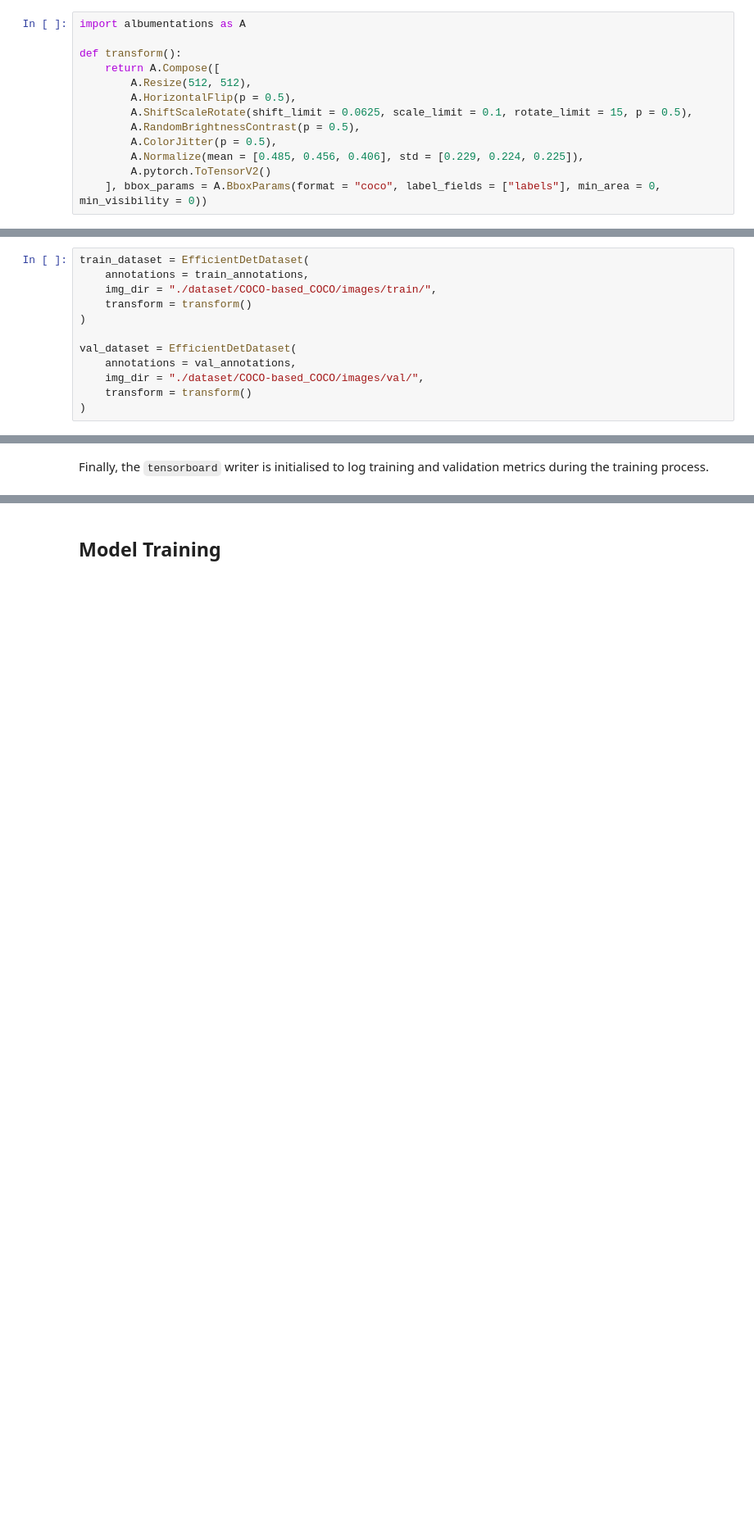
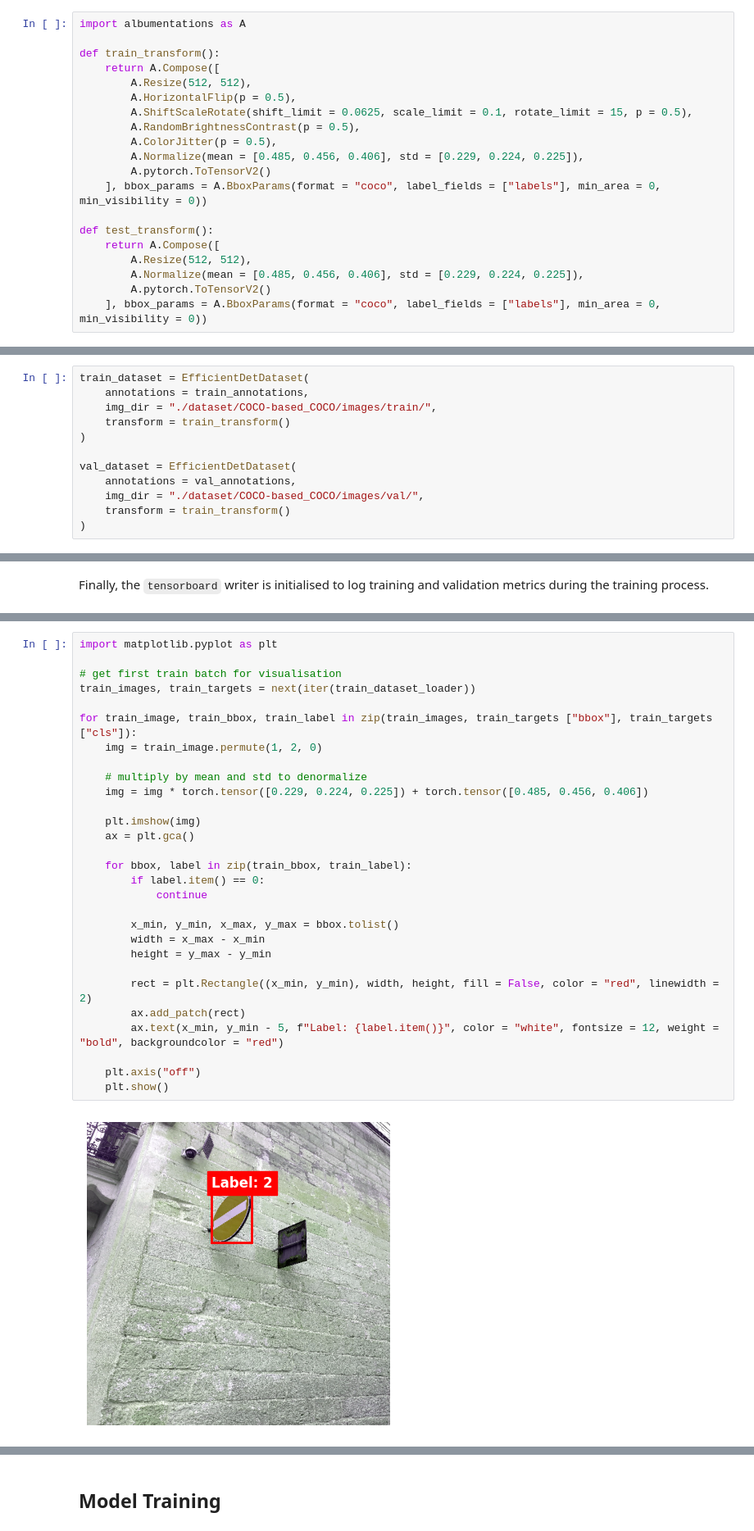
Before and after one commit to bentaliana/ARI3129, a Jupyter notebook: 2a_EfficientDet_MichaelFarrugia.ipynb, the cells around one changed output, grey strips where cells are left out. Shown at 82% size. Saved outputs shown, nothing was run; the diff lists cells and outputs as text; blank space fills up the shorter version.

```diff
--- a/2a_EfficientDet_MichaelFarrugia.ipynb
+++ b/2a_EfficientDet_MichaelFarrugia.ipynb
@@ -123,7 +123,7 @@ Next, the `torch` dataset and dataloader are created for training and validation
 # %%
 import albumentations as A
 
-def transform():
+def train_transform():
     return A.Compose([
         A.Resize(512, 512),
         A.HorizontalFlip(p = 0.5),
@@ -133,6 +133,13 @@ def transform():
         A.Normalize(mean = [0.485, 0.456, 0.406], std = [0.229, 0.224, 0.225]),
         A.pytorch.ToTensorV2()
     ], bbox_params = A.BboxParams(format = "coco", label_fields = ["labels"], min_area = 0, min_visibility = 0))
+
+def test_transform():
+    return A.Compose([
+        A.Resize(512, 512),
+        A.Normalize(mean = [0.485, 0.456, 0.406], std = [0.229, 0.224, 0.225]),
+        A.pytorch.ToTensorV2()
+    ], bbox_params = A.BboxParams(format = "coco", label_fields = ["labels"], min_area = 0, min_visibility = 0))
 # %%
 import cv2
 
@@ -193,13 +200,13 @@ class EfficientDetDataset(torch.utils.data.Dataset):
 train_dataset = EfficientDetDataset(
     annotations = train_annotations,
     img_dir = "./dataset/COCO-based_COCO/images/train/",
-    transform = transform()
+    transform = train_transform()
 )
 
 val_dataset = EfficientDetDataset(
     annotations = val_annotations,
     img_dir = "./dataset/COCO-based_COCO/images/val/",
-    transform = transform()
+    transform = train_transform()
 )
 # %% [markdown]
 A collate function is also defined to handle batches with varying numbers of annotations.
@@ -257,0 +267,31 @@ writer = SummaryWriter("runs/efficientdet_sign_type")
+# %%
+import matplotlib.pyplot as plt
+
+# get first train batch for visualisation
+train_images, train_targets = next(iter(train_dataset_loader))
+
+for train_image, train_bbox, train_label in zip(train_images, train_targets ["bbox"], train_targets ["cls"]):
+    img = train_image.permute(1, 2, 0)
+
+    # multiply by mean and std to denormalize
+    img = img * torch.tensor([0.229, 0.224, 0.225]) + torch.tensor([0.485, 0.456, 0.406])
+
+    plt.imshow(img)
+    ax = plt.gca()
+
+    for bbox, label in zip(train_bbox, train_label):
+        if label.item() == 0:
+            continue
+
+        x_min, y_min, x_max, y_max = bbox.tolist()
+        width = x_max - x_min
+        height = y_max - y_min
+
+        rect = plt.Rectangle((x_min, y_min), width, height, fill = False, color = "red", linewidth = 2)
+        ax.add_patch(rect)
+        ax.text(x_min, y_min - 5, f"Label: {label.item()}", color = "white", fontsize = 12, weight = "bold", backgroundcolor = "red")
+
+    plt.axis("off")
+    plt.show()
+# %% [output]
+[figure, added]
```
Also changed, not shown: parts of 15 cells of this notebook.
